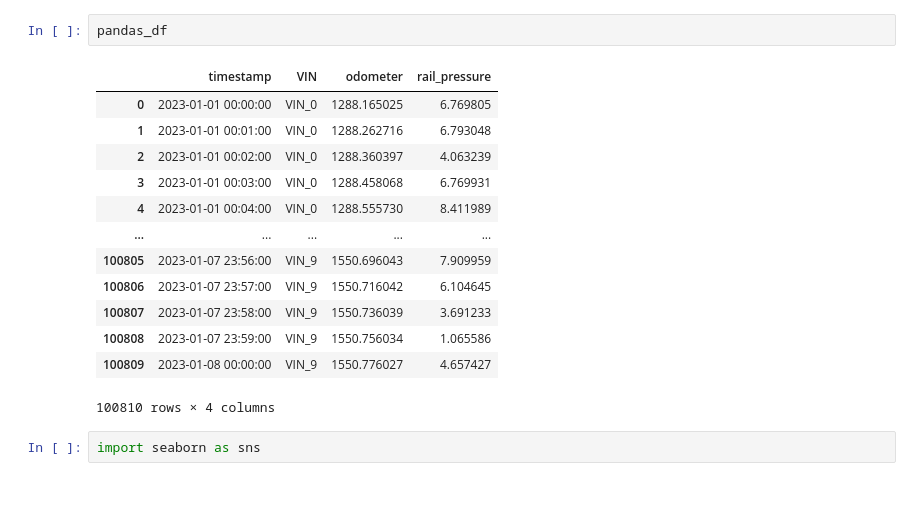
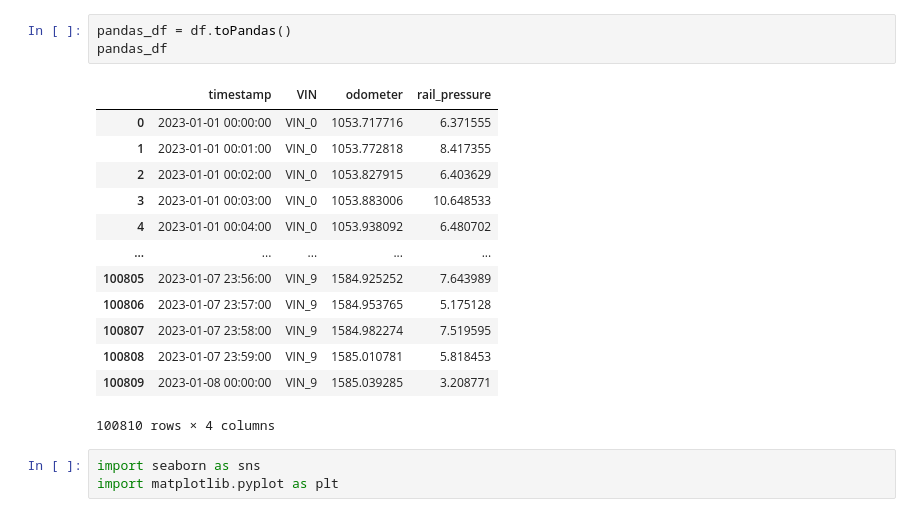
Before and after one commit to alessandro-rubin/databricks_training, a Jupyter notebook: Databricks_training.ipynb, the cells around one changed output. Cells and saved outputs as stored; diff of their text form.

```diff
--- a/Databricks_training.ipynb
+++ b/Databricks_training.ipynb
@@ -109,20 +127,22 @@ quantiles.collect()
-# %%
-pandas_df
-# %% [output]
-|  | timestamp | VIN | odometer | rail_pressure |
-| 0 | 2023-01-01 00:00:00 | VIN_0 | 1288.165025 | 6.769805 |
-| 1 | 2023-01-01 00:01:00 | VIN_0 | 1288.262716 | 6.793048 |
-| 2 | 2023-01-01 00:02:00 | VIN_0 | 1288.360397 | 4.063239 |
-| 3 | 2023-01-01 00:03:00 | VIN_0 | 1288.458068 | 6.769931 |
-| 4 | 2023-01-01 00:04:00 | VIN_0 | 1288.555730 | 8.411989 |
-| ... | ... | ... | ... | ... |
-| 100805 | 2023-01-07 23:56:00 | VIN_9 | 1550.696043 | 7.909959 |
-| 100806 | 2023-01-07 23:57:00 | VIN_9 | 1550.716042 | 6.104645 |
-| 100807 | 2023-01-07 23:58:00 | VIN_9 | 1550.736039 | 3.691233 |
-| 100808 | 2023-01-07 23:59:00 | VIN_9 | 1550.756034 | 1.065586 |
-| 100809 | 2023-01-08 00:00:00 | VIN_9 | 1550.776027 | 4.657427 |
-100810 rows × 4 columns
+# %%
+pandas_df = df.toPandas()
+pandas_df
+# %% [output]
+|  | timestamp | VIN | odometer | rail_pressure |
+| 0 | 2023-01-01 00:00:00 | VIN_0 | 1053.717716 | 6.371555 |
+| 1 | 2023-01-01 00:01:00 | VIN_0 | 1053.772818 | 8.417355 |
+| 2 | 2023-01-01 00:02:00 | VIN_0 | 1053.827915 | 6.403629 |
+| 3 | 2023-01-01 00:03:00 | VIN_0 | 1053.883006 | 10.648533 |
+| 4 | 2023-01-01 00:04:00 | VIN_0 | 1053.938092 | 6.480702 |
+| ... | ... | ... | ... | ... |
+| 100805 | 2023-01-07 23:56:00 | VIN_9 | 1584.925252 | 7.643989 |
+| 100806 | 2023-01-07 23:57:00 | VIN_9 | 1584.953765 | 5.175128 |
+| 100807 | 2023-01-07 23:58:00 | VIN_9 | 1584.982274 | 7.519595 |
+| 100808 | 2023-01-07 23:59:00 | VIN_9 | 1585.010781 | 5.818453 |
+| 100809 | 2023-01-08 00:00:00 | VIN_9 | 1585.039285 | 3.208771 |
+100810 rows × 4 columns
 # %%
 import seaborn as sns
+import matplotlib.pyplot as plt
 # %%
 sns.scatterplot(data=pandas_df, x='odometer',y='rail_pressure', hue='VIN',s=1)
```
Also changed, not shown: parts of 6 cells of this notebook.
